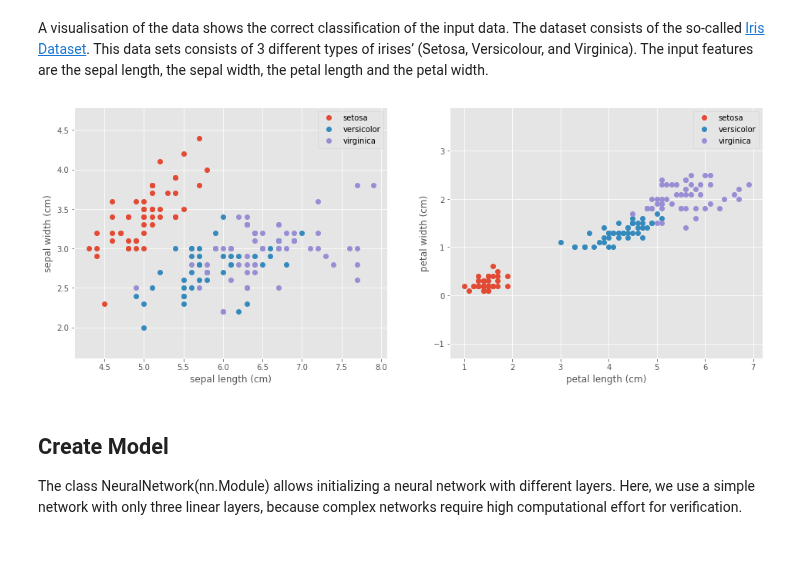
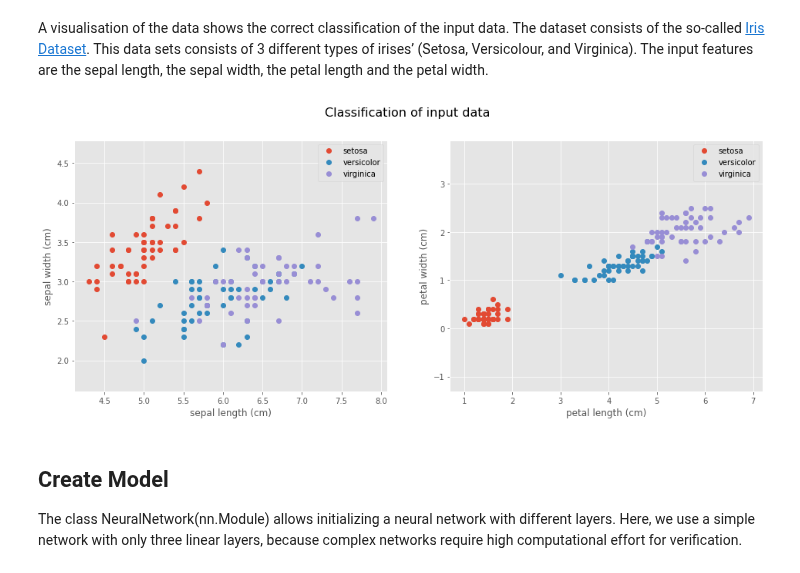
Before and after one commit to DDiekmann/Applied-Verification-Lab-Neural-Networks, a Jupyter notebook: Tutorials/adversarial_example_iris_tutorial.ipynb, the cells around one changed output. Drawn from its saved outputs; the diff is of its cells as text; code cells hidden in the pictures.

Commit message:
Add title to figure

```diff
--- a/Tutorials/adversarial_example_iris_tutorial.ipynb
+++ b/Tutorials/adversarial_example_iris_tutorial.ipynb
@@ -103,8 +103,9 @@ A visualisation of the data shows the correct classification of the input data.
 # %%
 plt.style.use('ggplot')
 
-def show_plots(X, y, fixed_input_y = None, epsilon = None):
+def show_plots(X, y, fixed_input_y = None, epsilon = None, title = ''):
   fig, (ax1, ax2) = plt.subplots(1, 2, figsize=(16, 6))
+  fig.suptitle(title, fontsize=16)
   for target, target_name in enumerate(names):
       X_plot = X[y == target]
       ax1.plot(X_plot[:, 0], X_plot[:, 1],
@@ -137,9 +138,9 @@ def show_plots(X, y, fixed_input_y = None, epsilon = None):
     ax2.set_aspect("equal", adjustable="datalim")
     ax2.add_patch(circle)
 # %%
-show_plots(X, y)
+show_plots(X, y, title='Classification of input data')
 # %% [output]
-[figure, old version]
+[figure, new version]
 # %% [markdown]
 ## Create Model
 
```
Also changed, not shown: parts of 8 cells of this notebook.
